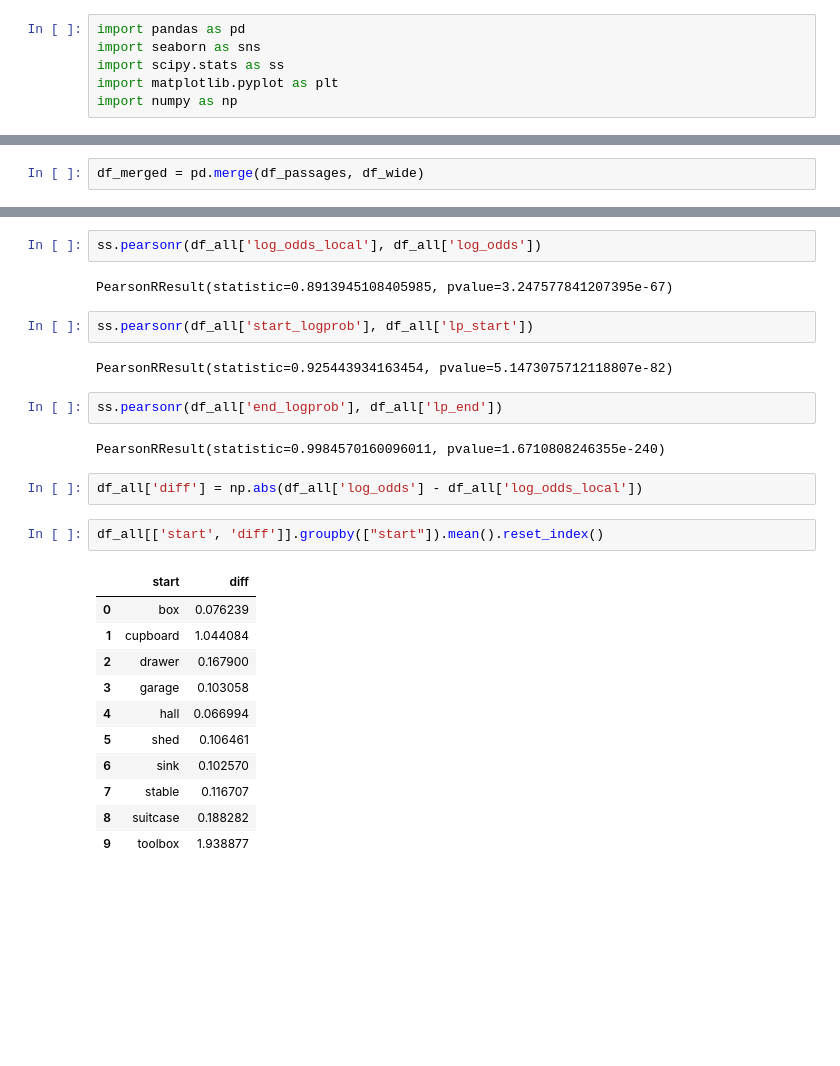
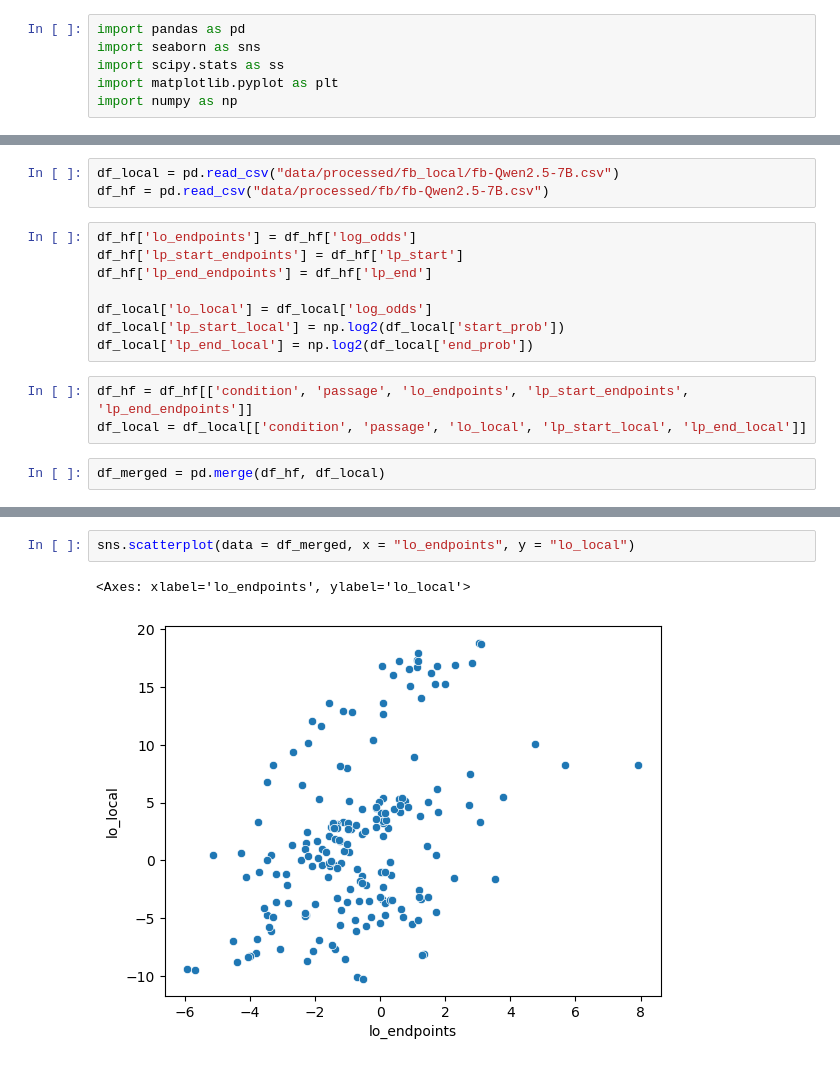
Before and after one commit to seantrott/open_llm_tom, a Jupyter notebook: Compare logprobs.ipynb, the cells around one changed output, grey strips where cells are left out. Cells and saved outputs as stored; diff of their text form; blank space fills up the shorter version.

```diff
--- a/Compare logprobs.ipynb
+++ b/Compare logprobs.ipynb
@@ -55,2 +7,16 @@ df_passages.head(3)
+# %%
+df_local = pd.read_csv("data/processed/fb_local/fb-Qwen2.5-7B.csv")
+df_hf = pd.read_csv("data/processed/fb/fb-Qwen2.5-7B.csv")
+# %%
+df_hf['lo_endpoints'] = df_hf['log_odds']
+df_hf['lp_start_endpoints'] = df_hf['lp_start']
+df_hf['lp_end_endpoints'] = df_hf['lp_end']
+
+df_local['lo_local'] = df_local['log_odds']
+df_local['lp_start_local'] = np.log2(df_local['start_prob'])
+df_local['lp_end_local'] = np.log2(df_local['end_prob'])
+# %%
+df_hf = df_hf[['condition', 'passage', 'lo_endpoints', 'lp_start_endpoints', 'lp_end_endpoints']]
+df_local = df_local[['condition', 'passage', 'lo_local', 'lp_start_local', 'lp_end_local']]
 # %%
-df_merged = pd.merge(df_passages, df_wide)
+df_merged = pd.merge(df_hf, df_local)
@@ -89,28 +23,5 @@ Text(0, 0.5, 'HF endpoint estimation')
-# %%
-ss.pearsonr(df_all['log_odds_local'], df_all['log_odds'])
-# %% [output]
-PearsonRResult(statistic=0.8913945108405985, pvalue=3.247577841207395e-67)
-# %%
-ss.pearsonr(df_all['start_logprob'], df_all['lp_start'])
-# %% [output]
-PearsonRResult(statistic=0.925443934163454, pvalue=5.1473075712118807e-82)
-# %%
-ss.pearsonr(df_all['end_logprob'], df_all['lp_end'])
-# %% [output]
-PearsonRResult(statistic=0.9984570160096011, pvalue=1.6710808246355e-240)
-# %%
-df_all['diff'] = np.abs(df_all['log_odds'] - df_all['log_odds_local'])
-# %%
-df_all[['start', 'diff']].groupby(["start"]).mean().reset_index()
-# %% [output]
-|  | start | diff |
-| 0 | box | 0.076239 |
-| 1 | cupboard | 1.044084 |
-| 2 | drawer | 0.167900 |
-| 3 | garage | 0.103058 |
-| 4 | hall | 0.066994 |
-| 5 | shed | 0.106461 |
-| 6 | sink | 0.102570 |
-| 7 | stable | 0.116707 |
-| 8 | suitcase | 0.188282 |
-| 9 | toolbox | 1.938877 |
+# %%
+sns.scatterplot(data = df_merged, x = "lo_endpoints", y = "lo_local")
+# %% [output]
+<Axes: xlabel='lo_endpoints', ylabel='lo_local'>
+[figure, added]
```
Also changed, not shown: parts of 17 cells of this notebook, 2 other files.
